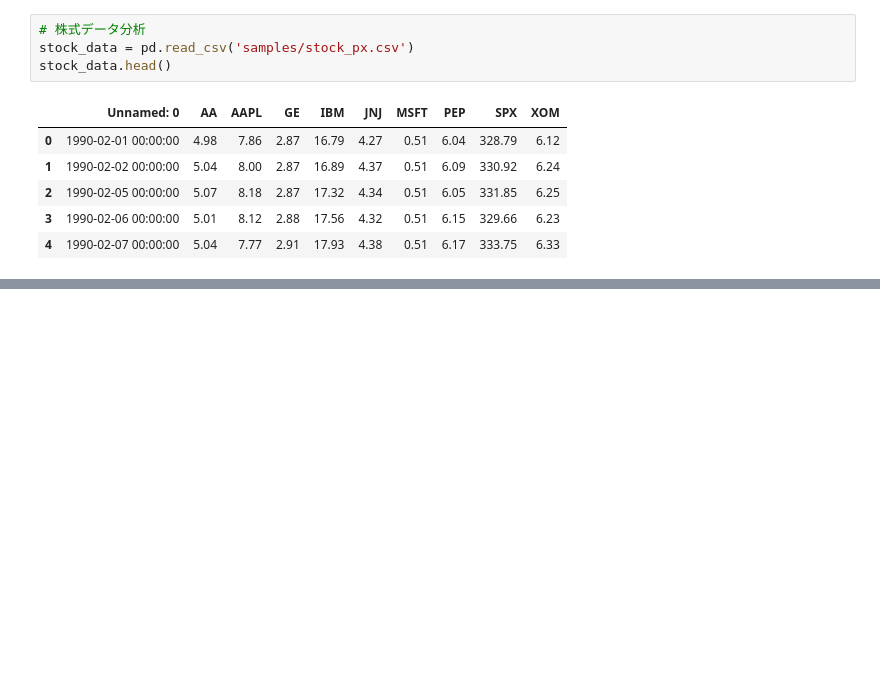
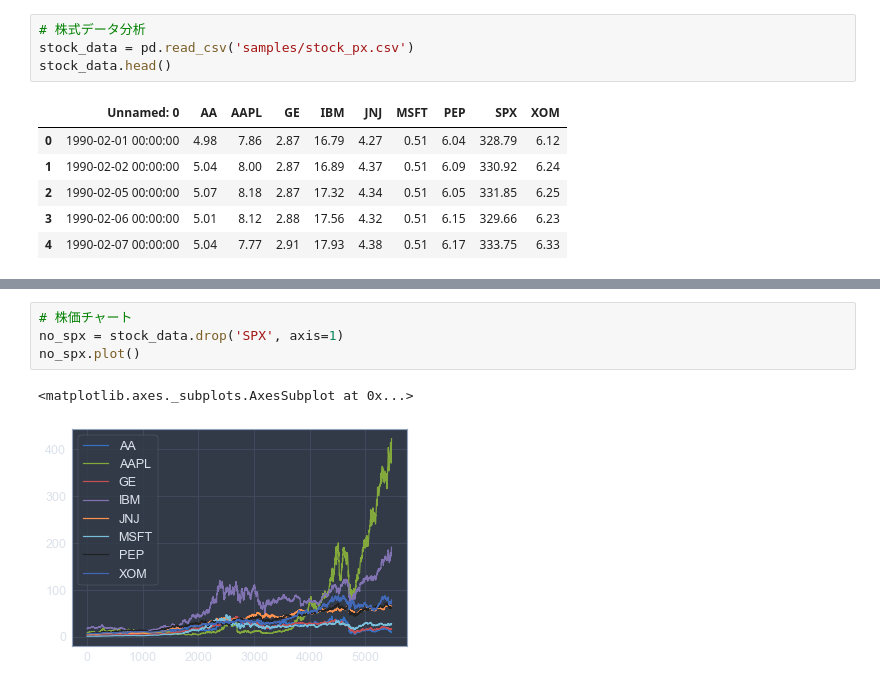
Before and after one commit to ghoso/python_data_analysis_nb, a Jupyter notebook: analysis-project.ipynb, the cells around one changed output, grey strips where cells are left out. Saved outputs shown, nothing was run; the diff lists cells and outputs as text; blank space fills up the shorter version.

```diff
--- a/analysis-project.ipynb
+++ b/analysis-project.ipynb
@@ -78,0 +109,7 @@ stock_data.head()
+# %%
+# 株価チャート
+no_spx = stock_data.drop('SPX', axis=1)
+no_spx.plot()
+# %% [output]
+<matplotlib.axes._subplots.AxesSubplot at 0x...>
+[figure, added]
```
Also changed, not shown: parts of 10 cells of this notebook, 2 other files.
